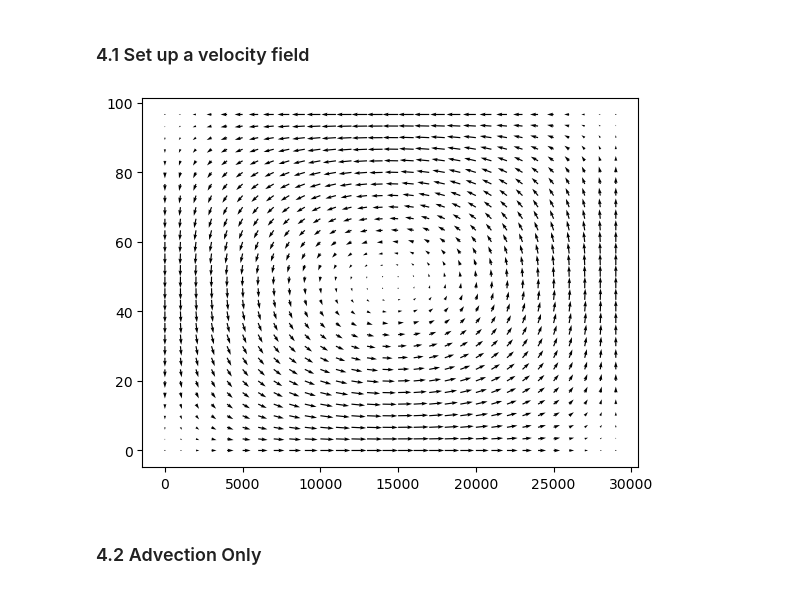
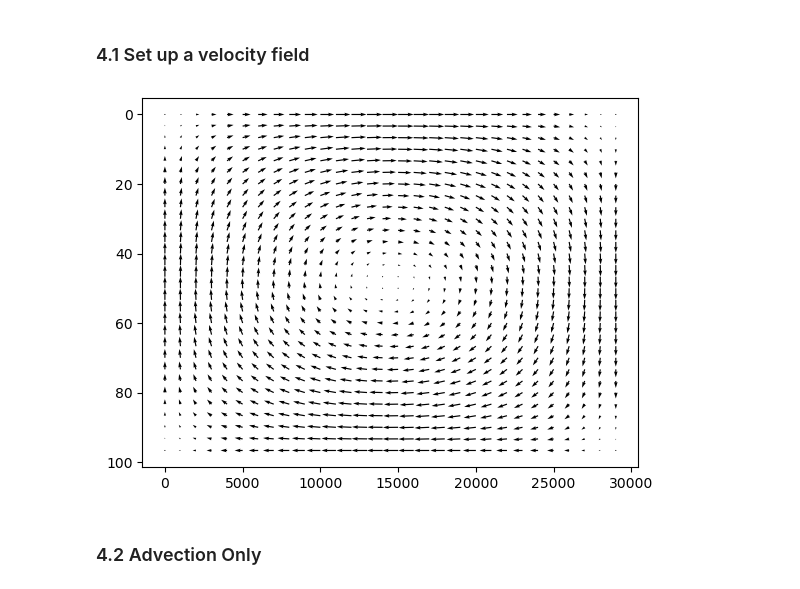
Before and after one commit to SusanEAllen/PRODIGY, a Jupyter notebook: mixingbox.ipynb, the cells around one changed output. Drawn from its saved outputs; the diff is of its cells as text; code cells hidden in the pictures.

```diff
--- a/mixingbox.ipynb
+++ b/mixingbox.ipynb
@@ -222,15 +228,16 @@ Note: Even with kappa=0, there is some numerical diffusivity
 # %%
 # add advection : this simple upwelling/downwelling cell conserves mass
 u = np.zeros_like(salinity)
 w = np.zeros_like(salinity)
 umax = 0.05 # m/s
 for ii in range(zsize):
     u[ii, :] = umax * np.sin(np.pi * distance/(distance[-1] - distance[0])) * np.cos(np.pi * depths[ii]/(depths[-1] - depths[0]))
     w[ii, :] = -umax * (depths[-1] - depths[0]) / (distance[-1] - distance[0]) * (
         np.cos(np.pi * distance/(distance[-1] - distance[0])) * np.sin(np.pi * depths[ii]/(depths[-1] - depths[0])) )
 plt.quiver(distance, depths, u, w, angles='xy', scale_units='xy');
+plt.gca().invert_yaxis();
 # %% [output]
-[figure, old version]
+[figure, new version]
 # %% [markdown]
 ### 4.2 Advection Only
 # %%
```
Also changed, not shown: parts of 12 cells of this notebook, 3 other files.
